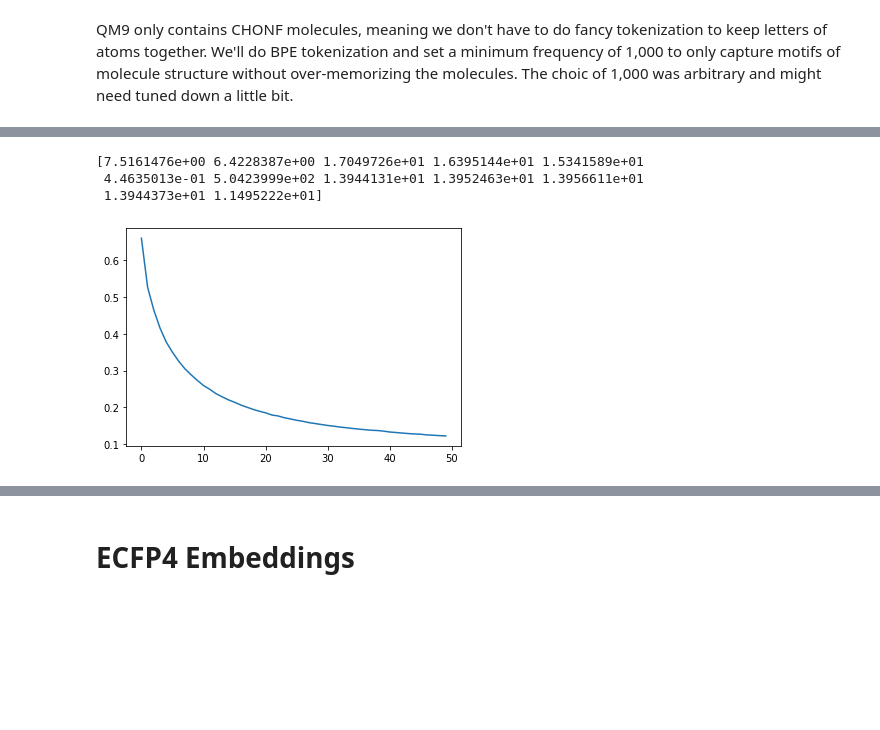
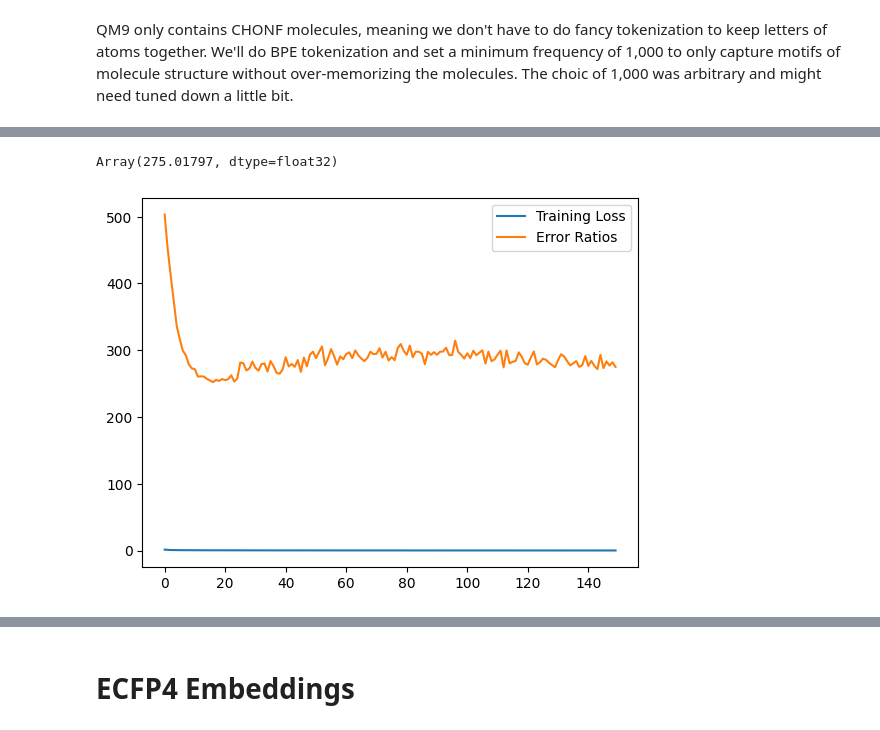
Before and after one commit to kmheckel/MPNN_QC, a Jupyter notebook: ST/st.ipynb, the cells around one changed output, grey strips where cells are left out. Drawn from its saved outputs; the diff is of its cells as text; code cells hidden in the pictures; blank space fills up the shorter version.

```diff
--- a/ST/st.ipynb
+++ b/ST/st.ipynb
@@ -446,5 +599,5 @@ VAL_X_ENC = E.apply(e_params, VAL_X, encoder_mask=VAL_M)
 @jax.jit
 def to_fingerprint(embedding_sequences):
     mean_pool = jnp.mean(embedding_sequences, axis=-2)
-    max_pool = jnp.mean(embedding_sequences, axis=-2)
+    max_pool = jnp.max(embedding_sequences, axis=-2)
     return jnp.concatenate([mean_pool, max_pool], axis=-1)
@@ -475,13 +677,15 @@ QM9_params = QM9_net.init(jax.random.PRNGKey(42), sample_batches[0])
 # %%
 # The ST paper trained for 5 epochs on 860k molecules, so we'll train for 4 epochs on 110k molecules
-def train_QM9_predictor(net, net_params, epochs=40, batch_size=128, schedule=2e-4):
+def train_QM9_predictor(net, net_params, TARGET_LABEL = 0, epochs=40, batch_size=128, schedule=2e-4):
 
     ################################################
     ### Create our optimizer and other utilities ###
     ################################################
 
     # create optimizer
-    opt = optax.lion(learning_rate = schedule)
+    opt = optax.chain(
+        optax.adam(learning_rate=schedule),
+    )
     # create and initialize the optimizer
     opt_state = opt.init(net_params)
 
@@ -490,8 +694,8 @@ def train_QM9_predictor(net, net_params, epochs=40, batch_size=128, schedule=2e-
     ######################################################################
     ### Define our MLP forward pass/gradient computation               ###
     ######################################################################
-    def _net_eval(weights, fingerprints, properties):
-        logits = net.apply(weights, fingerprints)
+    def _net_eval(weights, fingerprints, properties, step_rng):
+        logits = net.apply(weights, fingerprints, train=True, rngs={"dropout":step_rng})
         return jnp.mean(optax.squared_error(logits, properties))
 
     net_eval = jax.value_and_grad(_net_eval)
@@ -503,15 +707,16 @@ def train_QM9_predictor(net, net_params, epochs=40, batch_size=128, schedule=2e-
     @jax.jit
     def train_step(state, data):
         # unpack the parameters and optimizer state
-        grad_params, opt_state = state
+        grad_params, opt_state, train_rng = state
+        train_rng, next_rng = jax.random.split(train_rng)
         # unpack data
         fingerprints, properties = data
         # compute loss and gradient
-        loss, grads = net_eval(grad_params, fingerprints, properties)
+        loss, grads = net_eval(grad_params, fingerprints, properties, train_rng)
         # generate updates based on the gradients and optimizer
         updates, opt_state = opt.update(grads, opt_state, grad_params)
         # return the updated parameters
-        new_state = [optax.apply_updates(grad_params, updates), opt_state]
+        new_state = [optax.apply_updates(grad_params, updates), opt_state, next_rng]
         return new_state, loss
 
 
@@ -524,9 +729,9 @@ def train_QM9_predictor(net, net_params, epochs=40, batch_size=128, schedule=2e-
     @jax.jit
     def eval_step(grad_params, data, targets):
         # apply the network to the data
-        logits = net.apply(grad_params, data)
+        logits = net.apply(grad_params, data, train=False)
         # compute accuracy, predictions, and loss
-        acc = jnp.mean(jnp.abs(targets - logits), axis=0)
+        acc = TRAIN_MAD[TARGET_LABEL] * jnp.mean(jnp.abs(targets - logits), axis=0)
         # we return the parameters here because of how jax.scan is structured.
         return acc
 
@@ -542,21 +747,21 @@ def train_QM9_predictor(net, net_params, epochs=40, batch_size=128, schedule=2e-
         curr_params, curr_opt_state = epoch_state
 
         shuffle_rng = jax.random.fold_in(rng, epoch_num)
-        train_data = shuffle((TRAIN_FPRINTS, TRAIN_Y), shuffle_rng)
+        train_data = shuffle((TRAIN_FPRINTS, jnp.expand_dims(TRAIN_Y[:,TARGET_LABEL],1)), shuffle_rng)
+        drop_rng, shuffle_rng = jax.random.split(shuffle_rng)
 
         # train epoch
         end_state, train_loss = jax.lax.scan(
             train_step,# our function which computes and updates gradients for one batch
-            [curr_params, curr_opt_state], # initialize with parameters and optimizer state of current epoch
+            [curr_params, curr_opt_state, drop_rng], # initialize with parameters and optimizer state of current epoch
             train_data,# pass the newly shuffled training data
         )
 
-        new_params, _ = end_state
+        new_params, _, _ = end_state
 
         # val epoch
-        val_metrics = eval_step(new_params, VAL_FPRINTS, VAL_Y)
-
-        return end_state, jnp.concatenate([jnp.expand_dims(jnp.mean(train_loss),0), val_metrics])
+        val_metrics = eval_step(new_params, VAL_FPRINTS, jnp.expand_dims(VAL_Y[:,TARGET_LABEL],1))
+        return end_state[:2], jnp.array([jnp.mean(train_loss), jnp.mean(val_metrics)])
     # end epoch
 
     ##################################################################################
@@ -599,13 +797,16 @@ chemical_accuracy.shape
+# %%
+optimized_QM9_params, QM9_metrics = train_QM9_predictor(QM9_net, QM9_params, TARGET_LABEL=6,
+                                                        epochs=150, batch_size=256, schedule=6.5e-6)
 # %%
-error_ratios = val_acc / chemical_accuracy
+error_ratios = QM9_metrics[:,1] / chemical_accuracy[6]
-# %%
-print(error_ratios[-1])
-# %% [output]
-[7.5161476e+00 6.4228387e+00 1.7049726e+01 1.6395144e+01 1.5341589e+01
- 4.4635013e-01 5.0423999e+02 1.3944131e+01 1.3952463e+01 1.3956611e+01
- 1.3944373e+01 1.1495222e+01]
+# %%
+error_ratios[-1]
+# %% [output]
+Array(275.01797, dtype=float32)
 # %%
-plt.plot(train_loss)
+plt.plot(QM9_metrics[:,0], label="Training Loss")
+plt.plot(error_ratios, label="Error Ratios")
+plt.legend()
 plt.show()
 # %% [output]
-[figure, old version]
+[figure, new version]
```
Also changed, not shown: parts of 89 cells of this notebook, 5 other files.
